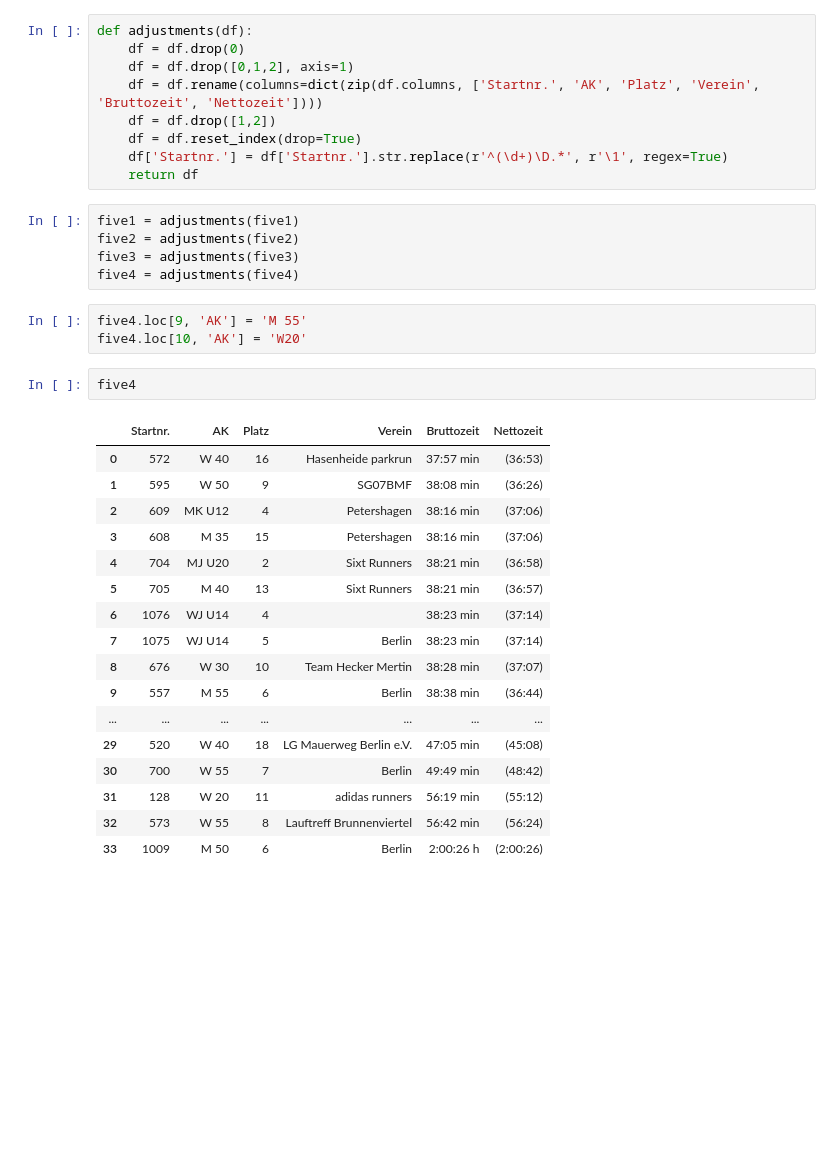
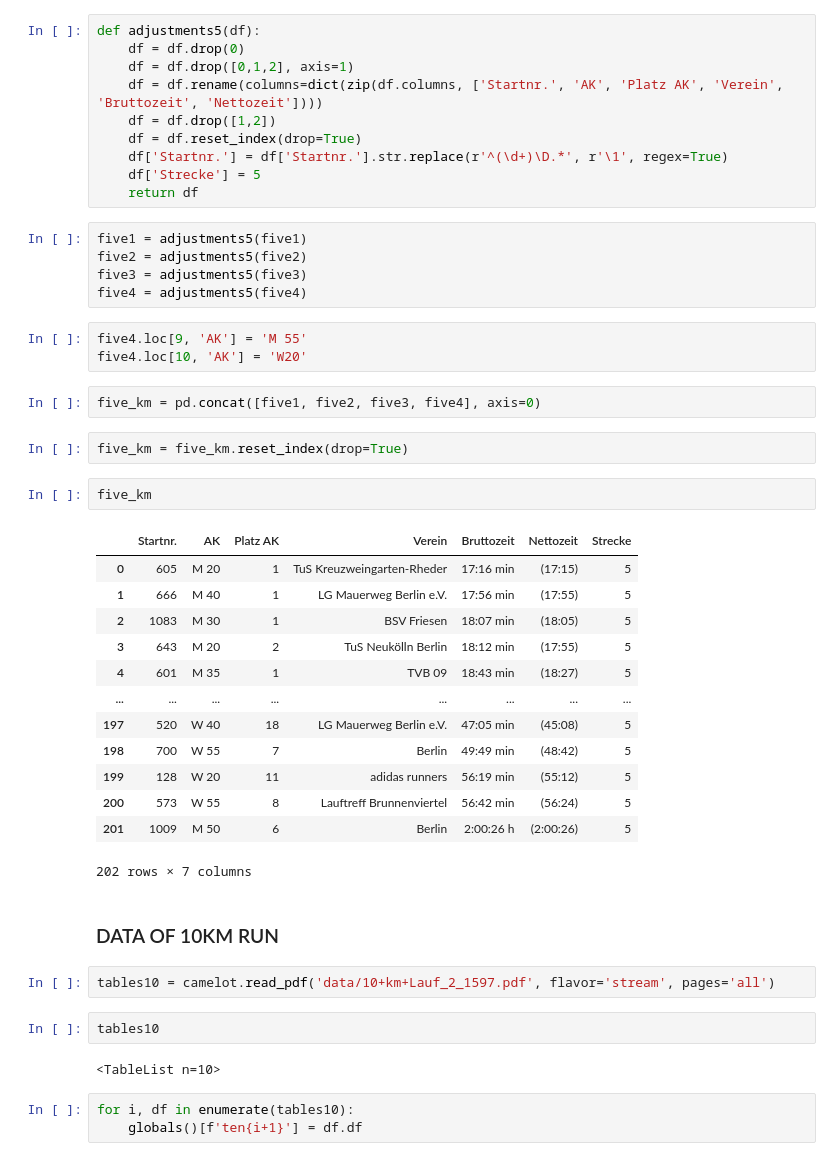
Before and after one commit to scheinmensch/Plaenterwaldlauf, a Jupyter notebook: getdata.ipynb, the cells around one changed output. Drawn from its saved outputs; the diff is of its cells as text; blank space fills up the shorter version.

Commit message:
cleaned 5 and 10 km tables

```diff
--- a/getdata.ipynb
+++ b/getdata.ipynb
@@ -11,37 +16,49 @@ five4=tables[3].df
 # %%
-def adjustments(df):
+def adjustments5(df):
     df = df.drop(0)
     df = df.drop([0,1,2], axis=1)
-    df = df.rename(columns=dict(zip(df.columns, ['Startnr.', 'AK', 'Platz', 'Verein', 'Bruttozeit', 'Nettozeit'])))
+    df = df.rename(columns=dict(zip(df.columns, ['Startnr.', 'AK', 'Platz AK', 'Verein', 'Bruttozeit', 'Nettozeit'])))
     df = df.drop([1,2])
     df = df.reset_index(drop=True)
     df['Startnr.'] = df['Startnr.'].str.replace(r'^(\d+)\D.*', r'\1', regex=True)
+    df['Strecke'] = 5
     return df
 # %%
-five1 = adjustments(five1)
-five2 = adjustments(five2)
-five3 = adjustments(five3)
-five4 = adjustments(five4)
+five1 = adjustments5(five1)
+five2 = adjustments5(five2)
+five3 = adjustments5(five3)
+five4 = adjustments5(five4)
 # %%
 five4.loc[9, 'AK'] = 'M 55'
 five4.loc[10, 'AK'] = 'W20'
 # %%
-five4
+five_km = pd.concat([five1, five2, five3, five4], axis=0)
-# %% [output]
-|  | Startnr. | AK | Platz | Verein | Bruttozeit | Nettozeit |
-| 0 | 572 | W 40 | 16 | Hasenheide parkrun | 37:57 min | (36:53) |
-| 1 | 595 | W 50 | 9 | SG07BMF | 38:08 min | (36:26) |
-| 2 | 609 | MK U12 | 4 | Petershagen | 38:16 min | (37:06) |
-| 3 | 608 | M 35 | 15 | Petershagen | 38:16 min | (37:06) |
-| 4 | 704 | MJ U20 | 2 | Sixt Runners | 38:21 min | (36:58) |
-| 5 | 705 | M 40 | 13 | Sixt Runners | 38:21 min | (36:57) |
-| 6 | 1076 | WJ U14 | 4 |  | 38:23 min | (37:14) |
-| 7 | 1075 | WJ U14 | 5 | Berlin | 38:23 min | (37:14) |
-| 8 | 676 | W 30 | 10 | Team Hecker Mertin | 38:28 min | (37:07) |
-| 9 | 557 | M 55 | 6 | Berlin | 38:38 min | (36:44) |
-| ... | ... | ... | ... | ... | ... | ... |
-| 29 | 520 | W 40 | 18 | LG Mauerweg Berlin e.V. | 47:05 min | (45:08) |
-| 30 | 700 | W 55 | 7 | Berlin | 49:49 min | (48:42) |
-| 31 | 128 | W 20 | 11 | adidas runners | 56:19 min | (55:12) |
-| 32 | 573 | W 55 | 8 | Lauftreff Brunnenviertel | 56:42 min | (56:24) |
-| 33 | 1009 | M 50 | 6 | Berlin | 2:00:26 h | (2:00:26) |
+# %%
+five_km = five_km.reset_index(drop=True)
+# %%
+five_km
+# %% [output]
+|  | Startnr. | AK | Platz AK | Verein | Bruttozeit | Nettozeit | Strecke |
+| 0 | 605 | M 20 | 1 | TuS Kreuzweingarten-Rheder | 17:16 min | (17:15) | 5 |
+| 1 | 666 | M 40 | 1 | LG Mauerweg Berlin e.V. | 17:56 min | (17:55) | 5 |
+| 2 | 1083 | M 30 | 1 | BSV Friesen | 18:07 min | (18:05) | 5 |
+| 3 | 643 | M 20 | 2 | TuS Neukölln Berlin | 18:12 min | (17:55) | 5 |
+| 4 | 601 | M 35 | 1 | TVB 09 | 18:43 min | (18:27) | 5 |
+| ... | ... | ... | ... | ... | ... | ... | ... |
+| 197 | 520 | W 40 | 18 | LG Mauerweg Berlin e.V. | 47:05 min | (45:08) | 5 |
+| 198 | 700 | W 55 | 7 | Berlin | 49:49 min | (48:42) | 5 |
+| 199 | 128 | W 20 | 11 | adidas runners | 56:19 min | (55:12) | 5 |
+| 200 | 573 | W 55 | 8 | Lauftreff Brunnenviertel | 56:42 min | (56:24) | 5 |
+| 201 | 1009 | M 50 | 6 | Berlin | 2:00:26 h | (2:00:26) | 5 |
+202 rows × 7 columns
+# %% [markdown]
+### DATA OF 10KM RUN
+# %%
+tables10 = camelot.read_pdf('data/10+km+Lauf_2_1597.pdf', flavor='stream', pages='all')
+# %%
+tables10
+# %% [output]
+<TableList n=10>
+# %%
+for i, df in enumerate(tables10):
+    globals()[f'ten{i+1}'] = df.df
```
Also changed, not shown: parts of 17 cells of this notebook.
